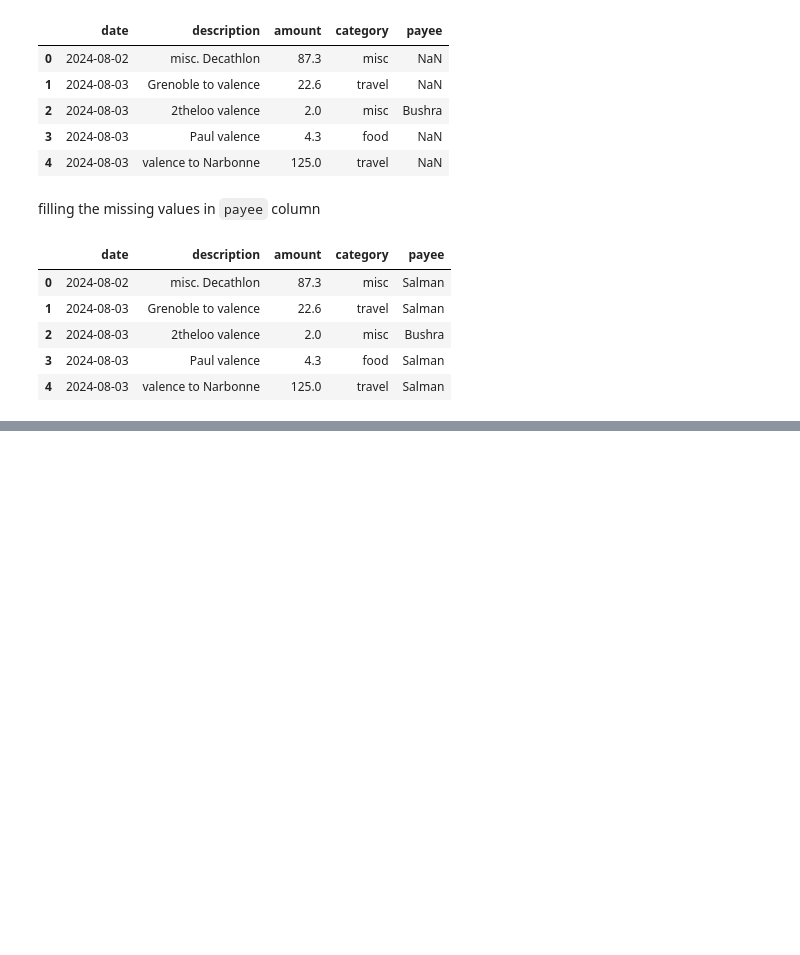
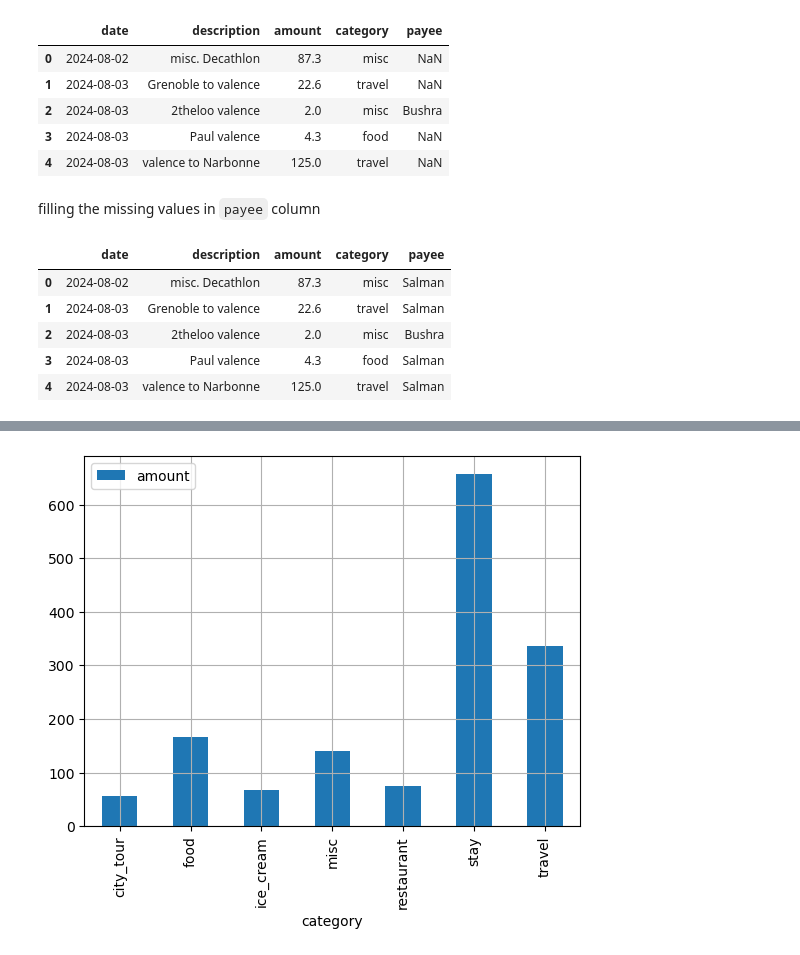
Before and after one commit to salmanshahid8/vacations_data_analysis, a Jupyter notebook: expenses_analysis.ipynb, the cells around one changed output, grey strips where cells are left out. Drawn from its saved outputs; the diff is of its cells as text; code cells hidden in the pictures; blank space fills up the shorter version.

```diff
--- a/expenses_analysis.ipynb
+++ b/expenses_analysis.ipynb
@@ -66,0 +96,8 @@ df.head()
+# %%
+df_without_date = df.drop(["date"], axis=1)
+
+expenses_per_category = df_without_date.groupby("category").sum()
+
+expenses_per_category = expenses_per_category[["amount"]]
+
+expenses_per_category
@@ -66,0 +114,5 @@ df.head()
+# %%
+expenses_per_category.plot(kind="bar")
+plt.grid()
+# %% [output]
+[figure, added]
```
Also changed, not shown: parts of 10 cells of this notebook.
